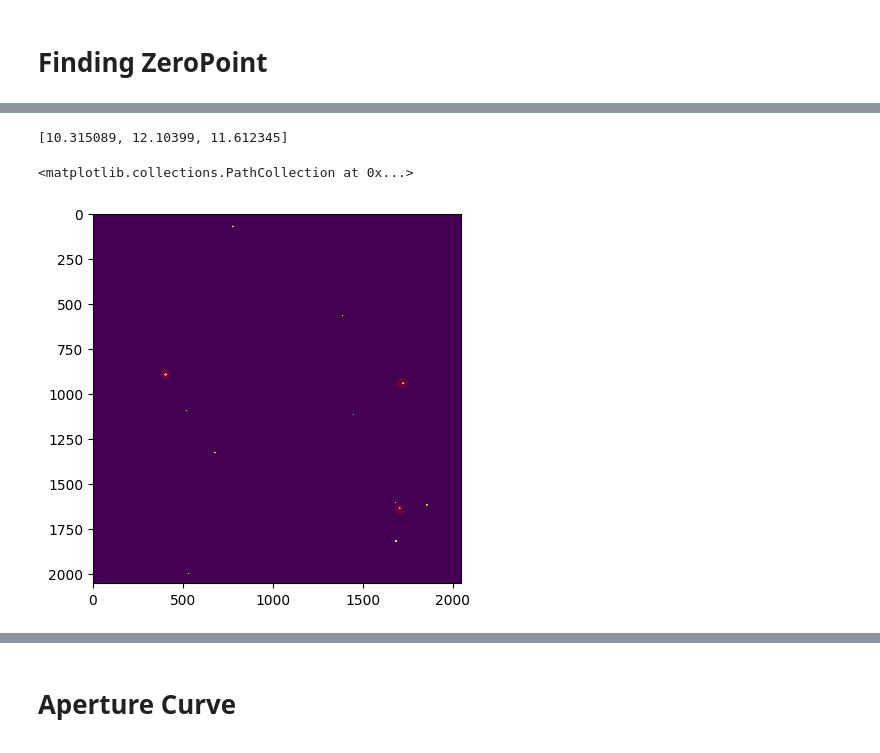
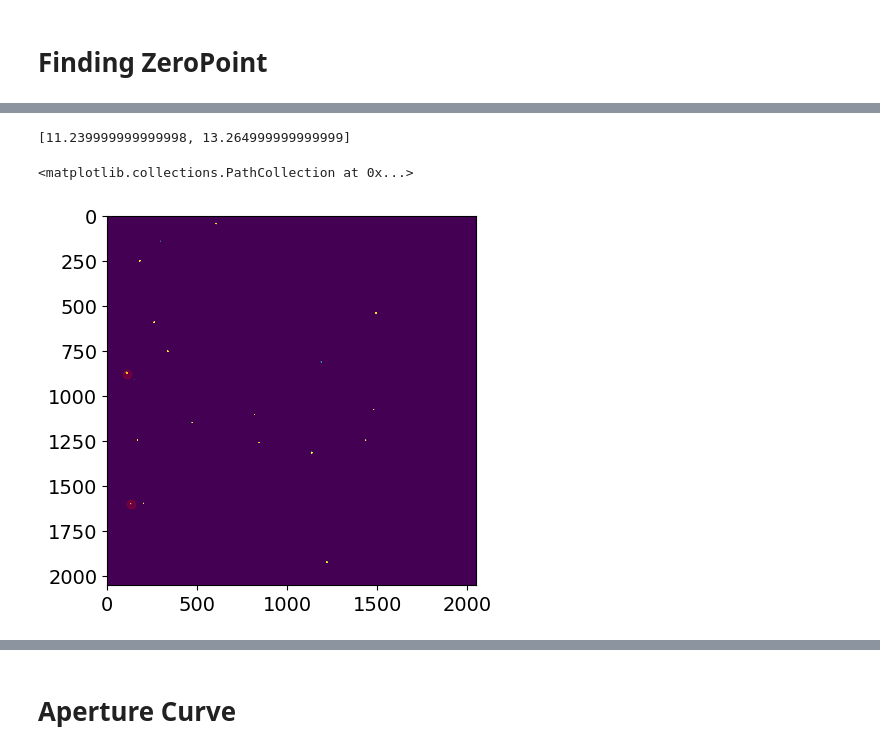
Before and after one commit to daraghhollman/Comet62P-Tsuchinshan, a Jupyter notebook: NewScripts/aperturePhotometry.ipynb, the cells around one changed output, grey strips where cells are left out. Drawn from its saved outputs; the diff is of its cells as text; code cells hidden in the pictures.

```diff
--- a/NewScripts/aperturePhotometry.ipynb
+++ b/NewScripts/aperturePhotometry.ipynb
@@ -26,13 +26,16 @@ mpl.rcParams.update({'font.size': 14})
 # %% [markdown]
 # Finding ZeroPoint
 # %%
-vReducedDataPaths = natsorted(glob("../../Python/DataProducts/ReducedImages/Day12/V/*"))[:-2]
-rReducedDataPaths = natsorted(glob("../../Python/DataProducts/ReducedImages/Day12/R/*"))[:-2]
-bReducedDataPaths = natsorted(glob("../../Python/DataProducts/ReducedImages/Day12/B/*"))[:-2]
+Day = "Day17"
+day = "day17"
+
+vReducedDataPaths = natsorted(glob(f"../../Python/DataProducts/ReducedImages/{Day}/V/*"))[:-2]
+rReducedDataPaths = natsorted(glob(f"../../Python/DataProducts/ReducedImages/{Day}/R/*"))[:-2]
+bReducedDataPaths = natsorted(glob(f"../../Python/DataProducts/ReducedImages/{Day}/B/*"))[:-2]
+
+vStackedStars = ctk.StackImages(vReducedDataPaths, preserveAvgCounts=False)
+rStackedStars = ctk.StackImages(rReducedDataPaths, preserveAvgCounts=False)
+bStackedStars = ctk.StackImages(bReducedDataPaths, preserveAvgCounts=False)
-# %%
-vStackedStars = ctk.StackImages(vReducedDataPaths)
-rStackedStars = ctk.StackImages(rReducedDataPaths)
-bStackedStars = ctk.StackImages(bReducedDataPaths)
 # %%
 # Use to manually find star locations
 
@@ -56,29 +101,20 @@ plt.scatter(starCentre[0], starCentre[1], alpha=0.2)
 # %%
-coordinates = np.array([(400, 890), (1720, 940), (1700, 1640)])
-
-# Calibration from APASS9
-vCalibratedMagnitudes = [10.753, 12.376, 11.849]
-bCalibratedMagnitudes = [11.687, 12.932, 12.3]
-
 # Sloan r to Johnsons R
 # Jordi et al.
 # https://www.sdss3.org/dr8/algorithms/sdssUBVRITransform.php#Jordi2006
 def JohnsonsR(sloan_r, sloan_i):
     # Note there are uncertainties on these transformations
     # Which can be included
     return -0.153 * (sloan_r - sloan_i) - 0.117 + sloan_r
 
-sloan_r = [10.476, 12.247, 11.75]
-sloan_i = [10.189, 12.077, 11.615]
+catalog["rCalibratedMagnitudes"] = [JohnsonsR(r, i) for r, i in zip(catalog["sloan_r"], catalog["sloan_r"])]
 
-rCalibratedMagnitudes = [JohnsonsR(r, i) for r, i in zip(sloan_r, sloan_i)]
-
-print(rCalibratedMagnitudes)
+print(catalog["rCalibratedMagnitudes"])
 
 plt.imshow(vStackedStars, vmin=2000, vmax=3000)
-plt.scatter(coordinates[:,0], coordinates[:,1], alpha=0.2, color="red")
+plt.scatter(catalog["coordinates"][:,0], catalog["coordinates"][:,1], alpha=0.2, color="red")
 # %% [output]
-[10.315089, 12.10399, 11.612345]
+[11.239999999999998, 13.264999999999999]
 <matplotlib.collections.PathCollection at 0x...>
-[figure, old version]
+[figure, new version]
 # %%
```
Also changed, not shown: parts of 13 cells of this notebook, 1 other file.
